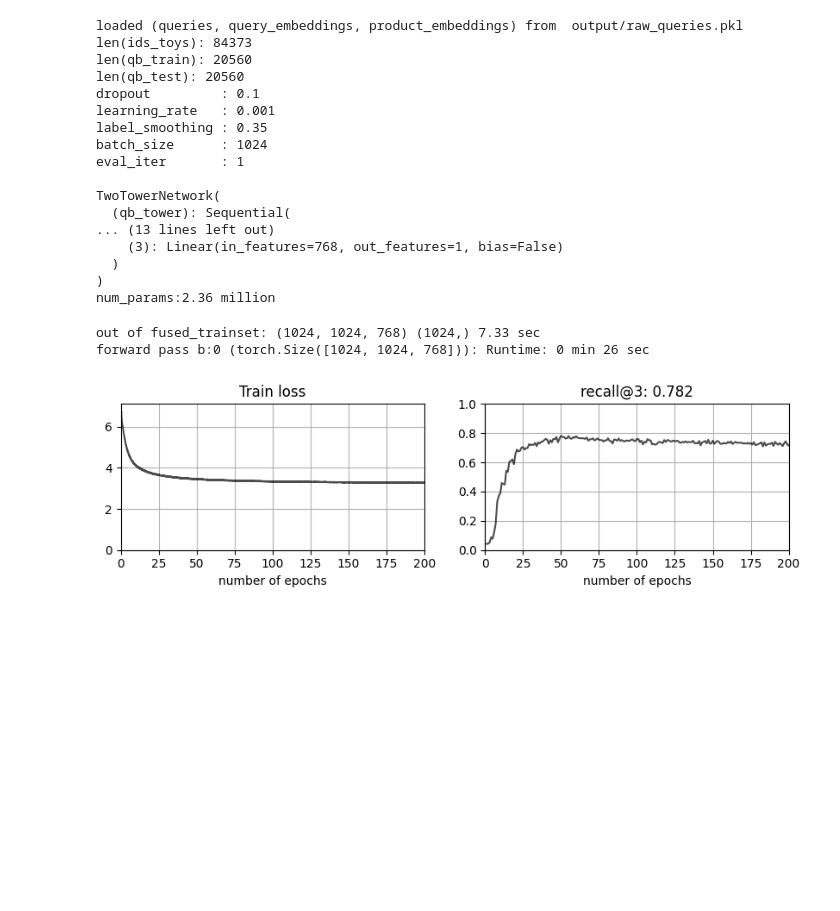
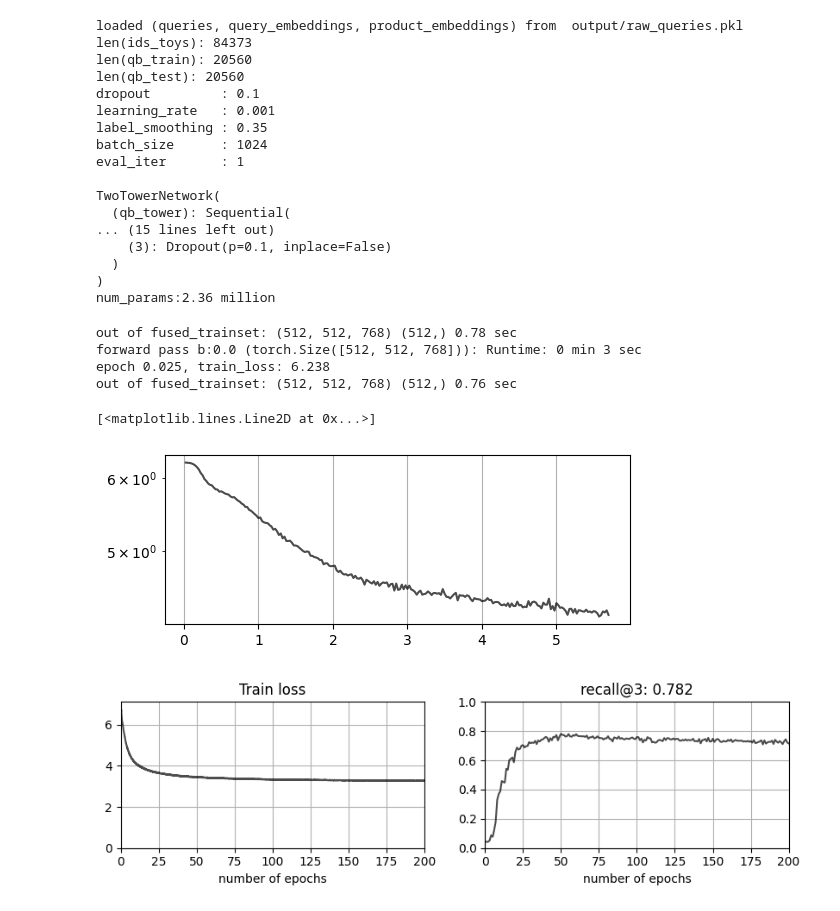
Before and after one commit to ozkansafak/twotowers, a Jupyter notebook: train.ipynb, the cells around one changed output. Cells and saved outputs as stored; diff of their text form; code cells hidden in the pictures; blank space fills up the shorter version.

Commit message:
tidied up fit() method. Added train_loss plot. batch_size=512 runs a lot faster. Error in computing self.epochs was corrected. self.epoch deleted

```diff
--- a/train.ipynb
+++ b/train.ipynb
@@ -29,7 +29,7 @@ list_recall3 = []
 list_test_epochs = []
 
 # Initialize the network
-model = TwoTowerNetwork(d, hidden_dim=d)
+model = TwoTowerNetwork(d)
 # %% [output]
 loaded (queries, query_embeddings, product_embeddings) from  output/raw_queries.pkl
 len(ids_toys): 84373
@@ -43,8 +43,8 @@ eval_iter       : 1
 
 TwoTowerNetwork(
   (qb_tower): Sequential(
-... (13 lines left out)
-    (3): Linear(in_features=768, out_features=1, bias=False)
+... (15 lines left out)
+    (3): Dropout(p=0.1, inplace=False)
   )
 )
 num_params:2.36 million
@@ -54,33 +54,41 @@ num_params:2.36 million
 # Hyperparameters
 num_epochs = 1
 
-for i in range(200):
-
+for i in range(100):
+    config['batch_size'] = 512
     # reshuffle the trainset at beginning of each epoch
     (qb_train, _), (xb_train, _), (_) = shuffle_and_split(qb_train, xb_train, split=1)
 
     # train for 1 epoch
     model.fit(qb_train, xb_train)
 
-    # write output embeddings to use for eval
-    write_output_embeddings(model, qb_test, xb_test)
+    # # write output embeddings to use for eval
+    # write_output_embeddings(model, qb_test, xb_test)
 
-    # run eval
-    os.system('cd utils && python3 utils_infer.py')
+    # # run eval
+    # os.system('cd utils && python3 utils_infer.py')
 
-    # read recall@3 metric written to json file
-    with open('output/recall3.json', 'r') as file:
-        recall3 = json.load(file)['recall3']
+    # # read recall@3 metric written to json file
+    # with open('output/recall3.json', 'r') as file:
+    #     recall3 = json.load(file)['recall3']
+    #     list_recall3.append(recall3)
 
-    # monitor metrics to plot recall.
-    list_test_epochs.append(model.epochs[-1])
-    list_recall3.append(recall3)
+    # # monitor metrics to plot recall.
+    # list_test_epochs.append(model.epochs[-1])
 
     if (i+1) % 1 == 0:
-        model.plot(qb_train, list_test_epochs, list_recall3)
+        plt.semilogy(model.epochs, model.train_loss, 'k', alpha=.7)
+        plt.show()
 # %% [output]
-out of fused_trainset: (1024, 1024, 768) (1024,) 7.33 sec
-forward pass b:0 (torch.Size([1024, 1024, 768])): Runtime: 0 min 26 sec
+out of fused_trainset: (512, 512, 768) (512,) 0.78 sec
+forward pass b:0.0 (torch.Size([512, 512, 768])): Runtime: 0 min 3 sec
+epoch 0.025, train_loss: 6.238
+out of fused_trainset: (512, 512, 768) (512,) 0.76 sec
+# %%
+        plt.semilogy(model.epochs, model.train_loss, 'k', alpha=.7)
+# %% [output]
+[<matplotlib.lines.Line2D at 0x...>]
+[figure, added]
 # %%
 model.plot(qb_train, list_test_epochs, list_recall3)
 # %% [output]
```
Also changed, not shown: 1 other file.
